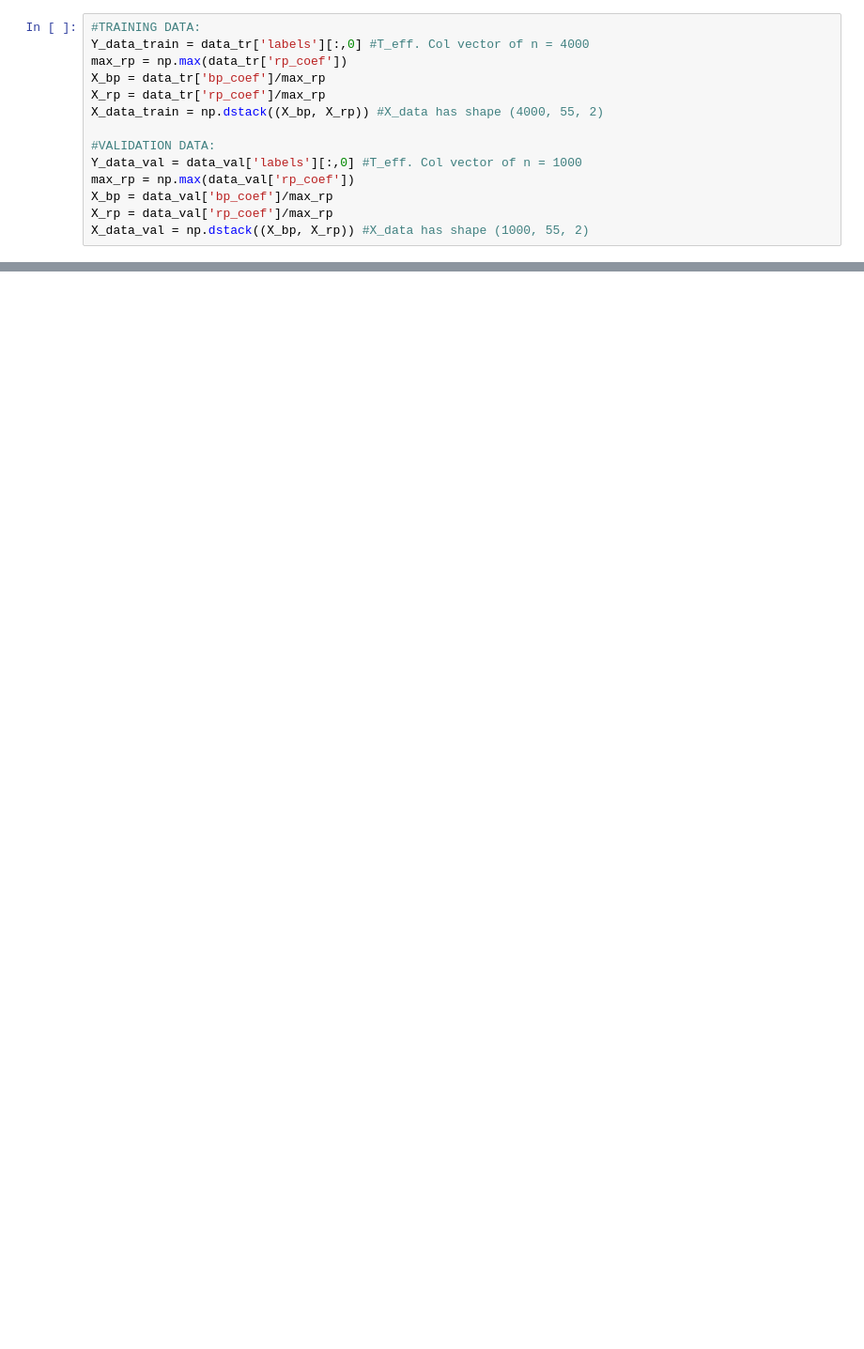
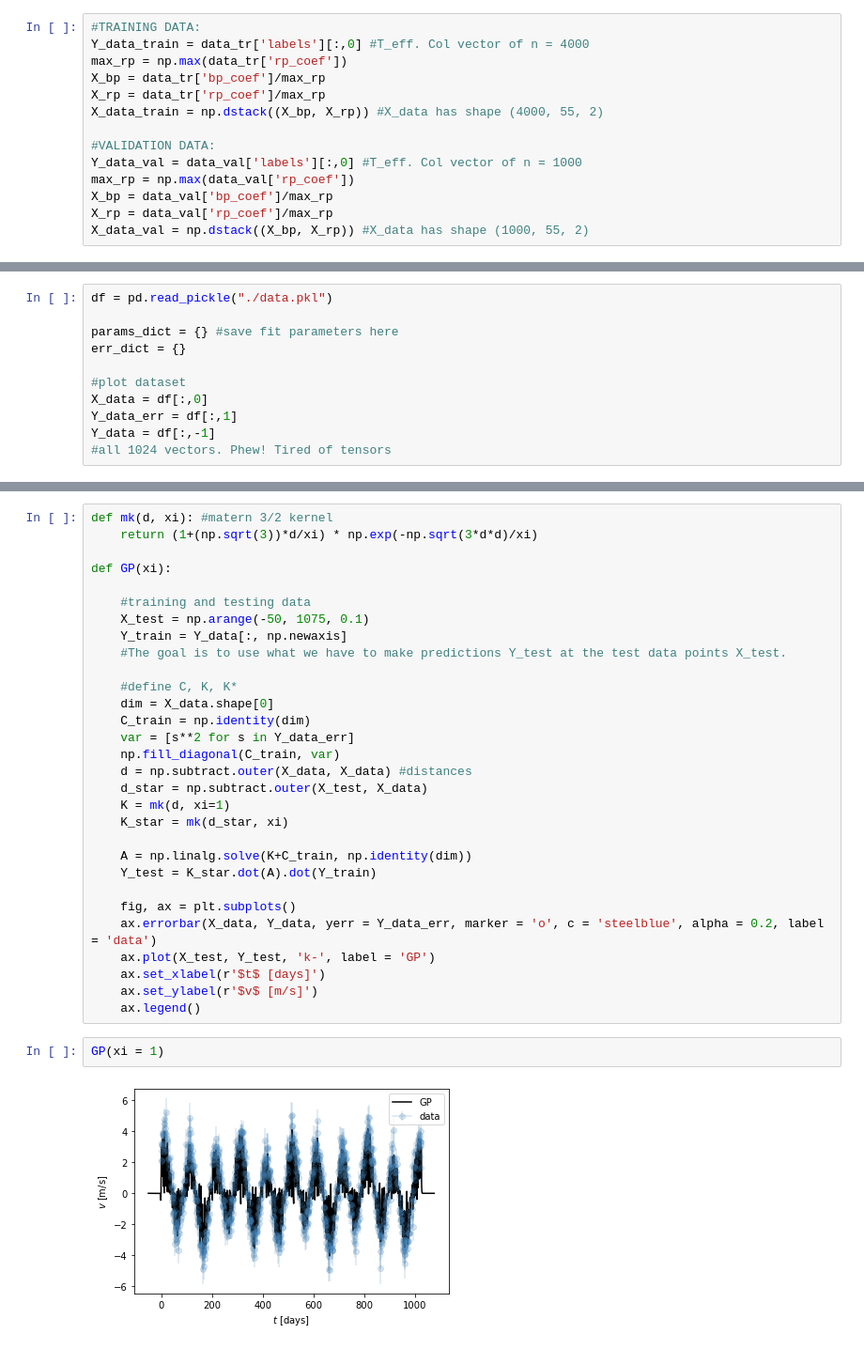
Before and after one commit to jabacousnac/Data-Science-for-Physics-Homework, a Jupyter notebook: pset_05_Linear_Regression_and_Gaussian_Processes.ipynb, the cells around one changed output, grey strips where cells are left out. Shown at 94% size. Saved outputs shown, nothing was run; the diff lists cells and outputs as text; blank space fills up the shorter version.

```diff
--- a/pset_05_Linear_Regression_and_Gaussian_Processes.ipynb
+++ b/pset_05_Linear_Regression_and_Gaussian_Processes.ipynb
@@ -153,0 +354,11 @@ plt.tight_layout()
+# %%
+df = pd.read_pickle("./data.pkl")
+
+params_dict = {} #save fit parameters here
+err_dict = {}
+
+#plot dataset
+X_data = df[:,0]
+Y_data_err = df[:,1]
+Y_data = df[:,-1]
+#all 1024 vectors. Phew! Tired of tensors
@@ -153,0 +370,34 @@ plt.tight_layout()
+# %%
+def mk(d, xi): #matern 3/2 kernel
+    return (1+(np.sqrt(3))*d/xi) * np.exp(-np.sqrt(3*d*d)/xi)
+
+def GP(xi):
+
+    #training and testing data
+    X_test = np.arange(-50, 1075, 0.1)
+    Y_train = Y_data[:, np.newaxis]
+    #The goal is to use what we have to make predictions Y_test at the test data points X_test.
+
+    #define C, K, K*
+    dim = X_data.shape[0]
+    C_train = np.identity(dim)
+    var = [s**2 for s in Y_data_err]
+    np.fill_diagonal(C_train, var)
+    d = np.subtract.outer(X_data, X_data) #distances
+    d_star = np.subtract.outer(X_test, X_data)
+    K = mk(d, xi=1)
+    K_star = mk(d_star, xi)
+
+    A = np.linalg.solve(K+C_train, np.identity(dim))
+    Y_test = K_star.dot(A).dot(Y_train)
+
+    fig, ax = plt.subplots()
+    ax.errorbar(X_data, Y_data, yerr = Y_data_err, marker = 'o', c = 'steelblue', alpha = 0.2, label = 'data')
+    ax.plot(X_test, Y_test, 'k-', label = 'GP')
+    ax.set_xlabel(r'$t$ [days]')
+    ax.set_ylabel(r'$v$ [m/s]')
+    ax.legend()
+# %%
+GP(xi = 1)
+# %% [output]
+[figure, added]
```
Also changed, not shown: parts of 20 cells of this notebook.
